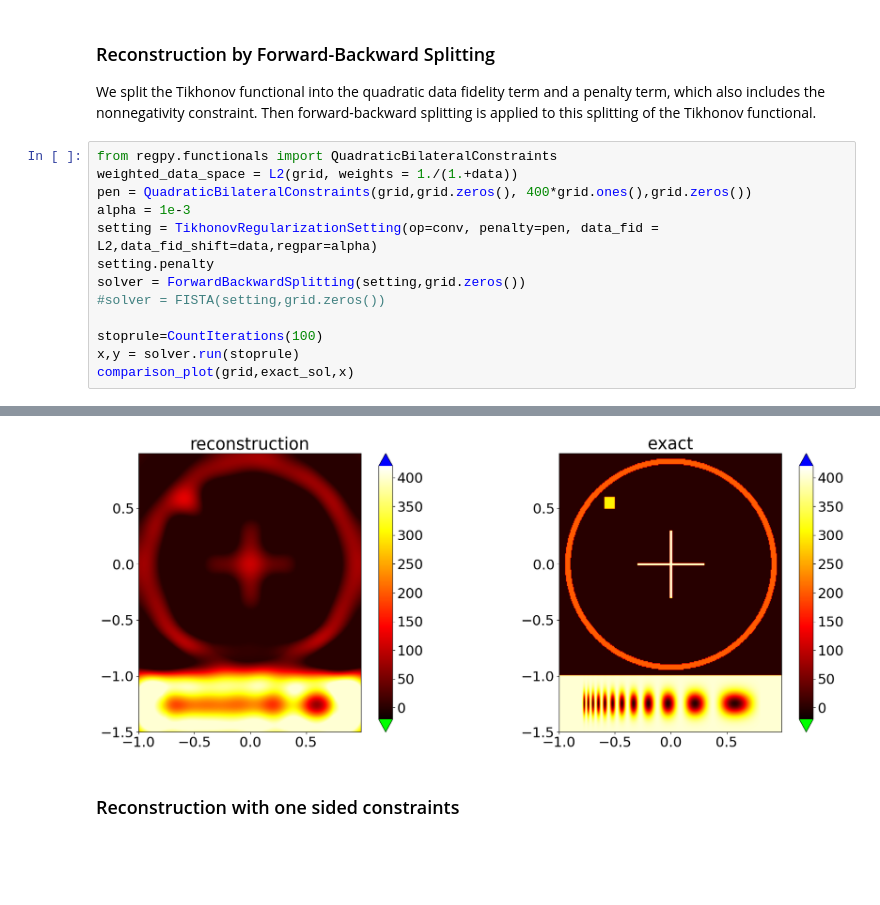
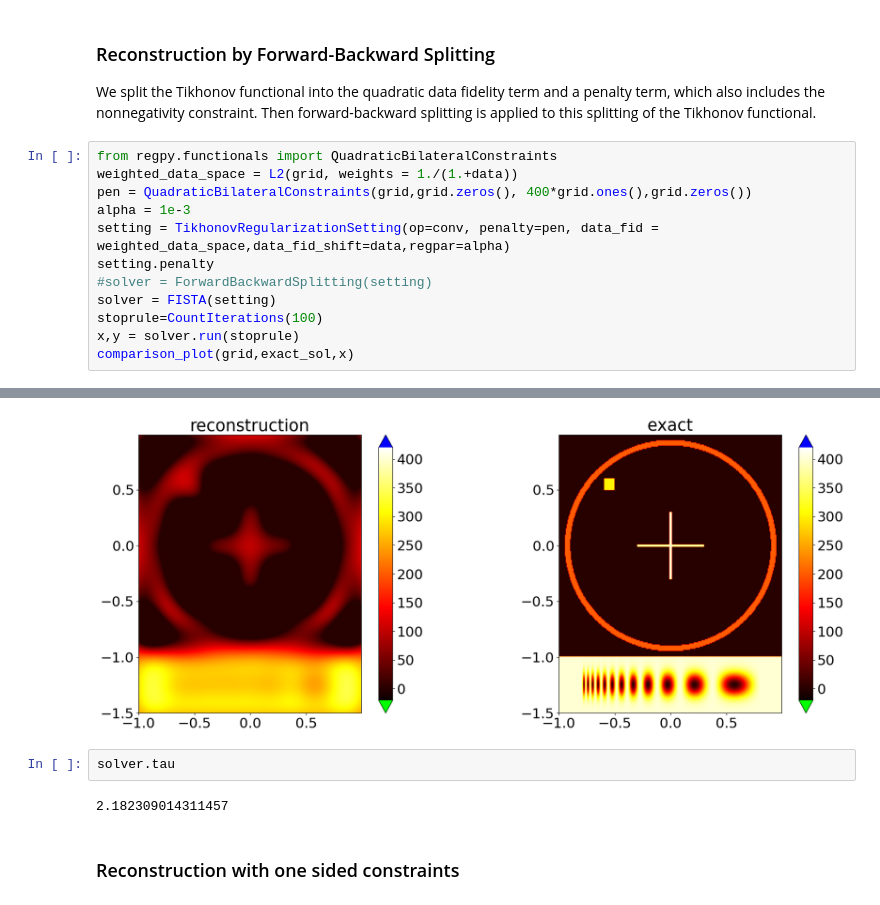
Before and after one commit to regpy/regpy, a Jupyter notebook: examples/deconvolution/deconvolution_gradient_methods_bilateral_constraints.ipynb, the cells around one changed output, grey strips where cells are left out. Saved outputs shown, nothing was run; the diff lists cells and outputs as text; blank space fills up the shorter version.

```diff
--- a/examples/deconvolution/deconvolution_gradient_methods_bilateral_constraints.ipynb
+++ b/examples/deconvolution/deconvolution_gradient_methods_bilateral_constraints.ipynb
@@ -106,11 +105,10 @@ from regpy.functionals import QuadraticBilateralConstraints
 weighted_data_space = L2(grid, weights = 1./(1.+data))
 pen = QuadraticBilateralConstraints(grid,grid.zeros(), 400*grid.ones(),grid.zeros())
 alpha = 1e-3
-setting = TikhonovRegularizationSetting(op=conv, penalty=pen, data_fid = L2,data_fid_shift=data,regpar=alpha)
+setting = TikhonovRegularizationSetting(op=conv, penalty=pen, data_fid = weighted_data_space,data_fid_shift=data,regpar=alpha)
 setting.penalty
-solver = ForwardBackwardSplitting(setting,grid.zeros())
-#solver = FISTA(setting,grid.zeros())
-
+#solver = ForwardBackwardSplitting(setting)
+solver = FISTA(setting)
 stoprule=CountIterations(100)
 x,y = solver.run(stoprule)
 comparison_plot(grid,exact_sol,x)
@@ -135,4 +133,8 @@ comparison_plot(grid,exact_sol,x)
-[figure, old version]
+[figure, new version]
+# %%
+solver.tau
+# %% [output]
+2.182309014311457
 # %% [markdown]
 ### Reconstruction with one sided constraints
 # %%
```
Also changed, not shown: parts of 4 cells of this notebook, 7 other files.
